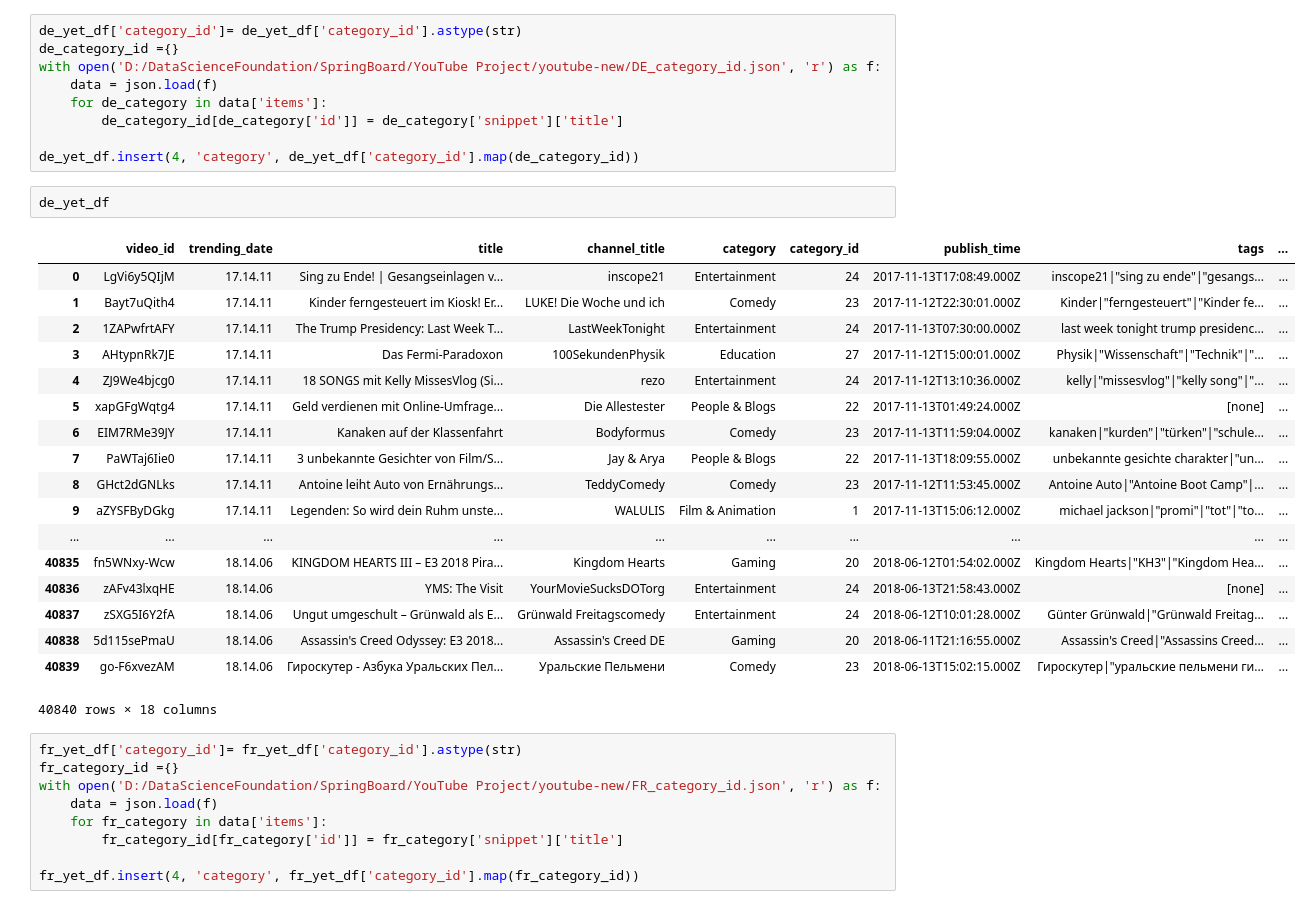
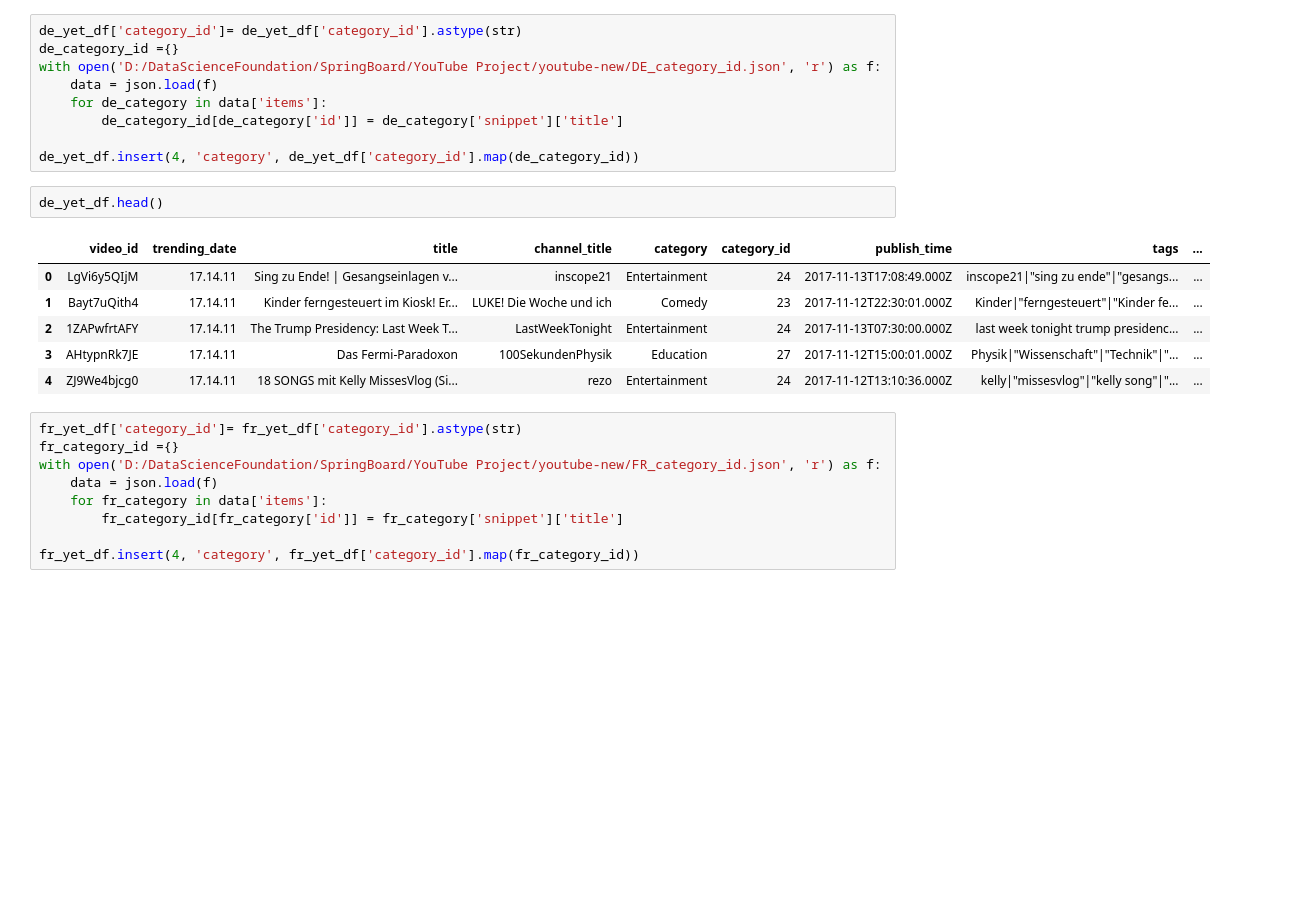
Before and after one commit to emami06/TrendingVideoYouTube, a Jupyter notebook: YouTube.ipynb, the cells around one changed output. Saved outputs shown, nothing was run; the diff lists cells and outputs as text; blank space fills up the shorter version.

```diff
--- a/YouTube.ipynb
+++ b/YouTube.ipynb
@@ -151,26 +127,14 @@ with open('D:/DataScienceFoundation/SpringBoard/YouTube Project/youtube-new/DE_c
 
 de_yet_df.insert(4, 'category', de_yet_df['category_id'].map(de_category_id))
 # %%
-de_yet_df
+de_yet_df.head()
 # %% [output]
 |  | video_id | trending_date | title | channel_title | category | category_id | publish_time | tags | ... |
 | 0 | LgVi6y5QIjM | 17.14.11 | Sing zu Ende! | Gesangseinlagen v... | inscope21 | Entertainment | 24 | 2017-11-13T17:08:49.000Z | inscope21|"sing zu ende"|"gesangs... | ... |
 | 1 | Bayt7uQith4 | 17.14.11 | Kinder ferngesteuert im Kiosk! Er... | LUKE! Die Woche und ich | Comedy | 23 | 2017-11-12T22:30:01.000Z | Kinder|"ferngesteuert"|"Kinder fe... | ... |
 | 2 | 1ZAPwfrtAFY | 17.14.11 | The Trump Presidency: Last Week T... | LastWeekTonight | Entertainment | 24 | 2017-11-13T07:30:00.000Z | last week tonight trump presidenc... | ... |
 | 3 | AHtypnRk7JE | 17.14.11 | Das Fermi-Paradoxon | 100SekundenPhysik | Education | 27 | 2017-11-12T15:00:01.000Z | Physik|"Wissenschaft"|"Technik"|"... | ... |
 | 4 | ZJ9We4bjcg0 | 17.14.11 | 18 SONGS mit Kelly MissesVlog (Si... | rezo | Entertainment | 24 | 2017-11-12T13:10:36.000Z | kelly|"missesvlog"|"kelly song"|"... | ... |
-| 5 | xapGFgWqtg4 | 17.14.11 | Geld verdienen mit Online-Umfrage... | Die Allestester | People & Blogs | 22 | 2017-11-13T01:49:24.000Z | [none] | ... |
-| 6 | EIM7RMe39JY | 17.14.11 | Kanaken auf der Klassenfahrt | Bodyformus | Comedy | 23 | 2017-11-13T11:59:04.000Z | kanaken|"kurden"|"türken"|"schule... | ... |
-| 7 | PaWTaj6Iie0 | 17.14.11 | 3 unbekannte Gesichter von Film/S... | Jay & Arya | People & Blogs | 22 | 2017-11-13T18:09:55.000Z | unbekannte gesichte charakter|"un... | ... |
-| 8 | GHct2dGNLks | 17.14.11 | Antoine leiht Auto von Ernährungs... | TeddyComedy | Comedy | 23 | 2017-11-12T11:53:45.000Z | Antoine Auto|"Antoine Boot Camp"|... | ... |
-| 9 | aZYSFByDGkg | 17.14.11 | Legenden: So wird dein Ruhm unste... | WALULIS | Film & Animation | 1 | 2017-11-13T15:06:12.000Z | michael jackson|"promi"|"tot"|"to... | ... |
-| ... | ... | ... | ... | ... | ... | ... | ... | ... | ... |
-| 40835 | fn5WNxy-Wcw | 18.14.06 | KINGDOM HEARTS III – E3 2018 Pira... | Kingdom Hearts | Gaming | 20 | 2018-06-12T01:54:02.000Z | Kingdom Hearts|"KH3"|"Kingdom Hea... | ... |
-| 40836 | zAFv43lxqHE | 18.14.06 | YMS: The Visit | YourMovieSucksDOTorg | Entertainment | 24 | 2018-06-13T21:58:43.000Z | [none] | ... |
-| 40837 | zSXG5I6Y2fA | 18.14.06 | Ungut umgeschult – Grünwald als E... | Grünwald Freitagscomedy | Entertainment | 24 | 2018-06-12T10:01:28.000Z | Günter Grünwald|"Grünwald Freitag... | ... |
-| 40838 | 5d115sePmaU | 18.14.06 | Assassin's Creed Odyssey: E3 2018... | Assassin's Creed DE | Gaming | 20 | 2018-06-11T21:16:55.000Z | Assassin's Creed|"Assassins Creed... | ... |
-| 40839 | go-F6xvezAM | 18.14.06 | Гироскутер - Азбука Уральских Пел... | Уральские Пельмени | Comedy | 23 | 2018-06-13T15:02:15.000Z | Гироскутер|"уральские пельмени ги... | ... |
-40840 rows × 18 columns
 # %%
 fr_yet_df['category_id']= fr_yet_df['category_id'].astype(str)
 fr_category_id ={}
```
Also changed, not shown: parts of 5 cells of this notebook.
